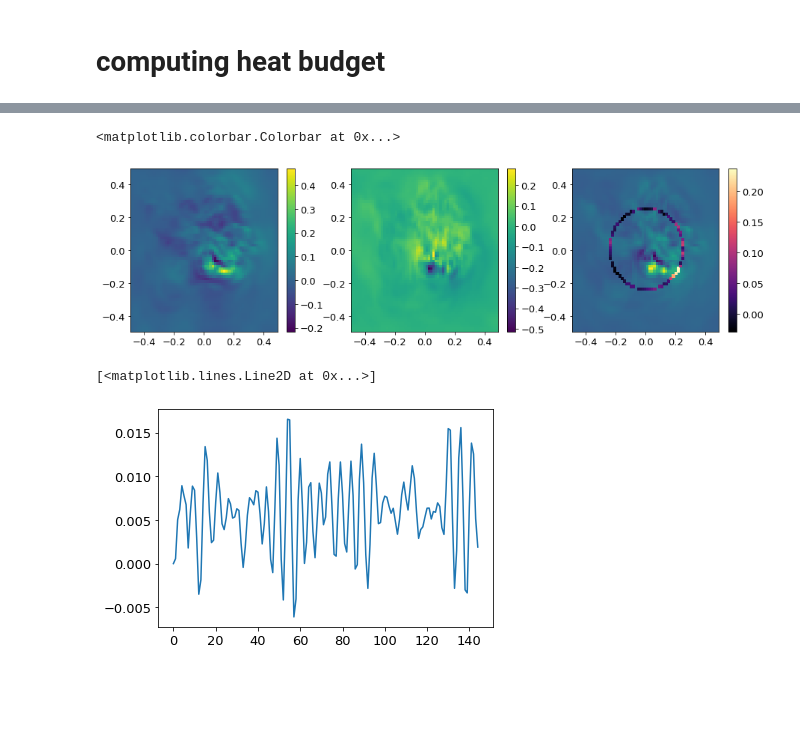
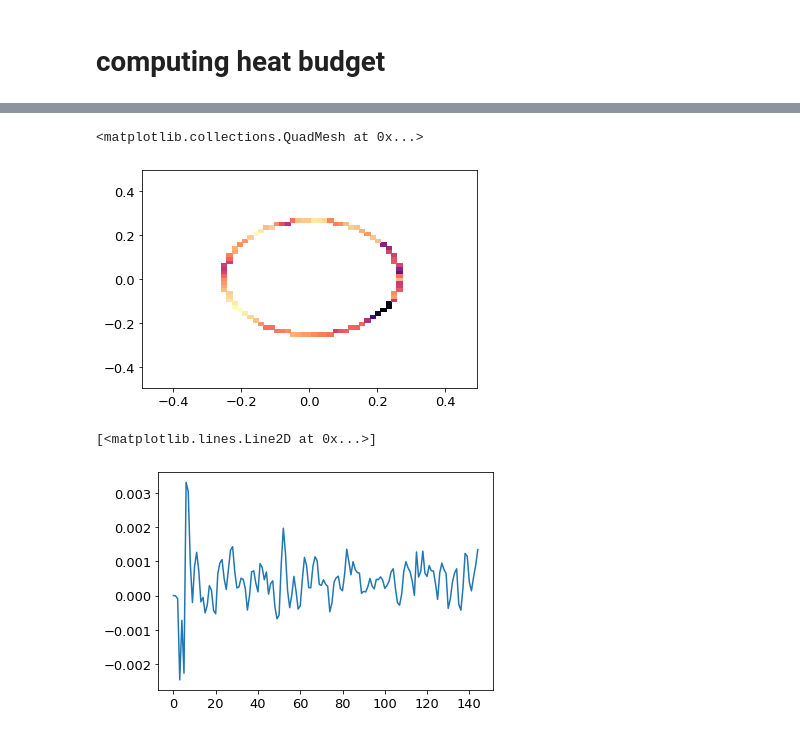
Before and after one commit to cpierard/Nyles, a Jupyter notebook: notebooks/Untitled.ipynb, the cells around one changed output, grey strips where cells are left out. Saved outputs shown, nothing was run; the diff lists cells and outputs as text; code cells hidden in the pictures; blank space fills up the shorter version.

Commit message:
created new function for budget with the new ring and memory efficient

```diff
--- a/notebooks/Untitled.ipynb
+++ b/notebooks/Untitled.ipynb
@@ -131,0 +129,8 @@ lat_ring = ma.masked_array(lateral, mask.mask).sum()
+# %%
+mask = ma.masked_outside(r, 0, 0.25)
+m = mask.mask*1
+mask_lap = np.roll(m, -1, axis=0) + np.roll(m, 1, axis=0)
+mask_lap += np.roll(m, -1, axis=1) + np.roll(m, 1, axis=1)
+mask_lap -= 4*m
+
+lat_ring = ma.masked_array(lateral, mask_lap>=0)
@@ -132,17 +149,17 @@ lat_ring = ma.masked_array(lateral, mask.mask).sum()
 # %%
-plt.figure(figsize=(15,4))
-plt.subplot(131)
-plt.pcolormesh(X,Y, u[100, 8])
-plt.colorbar()
-plt.subplot(132)
-plt.pcolormesh(X,Y, v[100, 8])
-plt.colorbar()
-plt.subplot(133)
-plt.pcolormesh(X,Y, proy)
-ring = ma.masked_array(proy, mask.mask)
-plt.pcolormesh(X, Y, ring, cmap='magma')
-plt.colorbar()
+# plt.figure(figsize=(15,4))
+# plt.subplot(131)
+# plt.pcolormesh(X,Y, u[100, 8])
+# plt.colorbar()
+# plt.subplot(132)
+# plt.pcolormesh(X,Y, v[100, 8])
+# plt.colorbar()
+plt.subplot()
+#plt.pcolormesh(X,Y, proy)
+#ring = ma.masked_array(proy, mask.mask)
+plt.pcolormesh(X, Y, lat_ring, cmap='magma')
+#plt.colorbar()
 # %% [output]
-<matplotlib.colorbar.Colorbar at 0x...>
+<matplotlib.collections.QuadMesh at 0x...>
-[figure, old version]
+[figure, new version]
 # %%
@@ -150,5 +167,5 @@ heat_budget = exp.Budget('b', 0.25, 0.55)
 # %%
-plt.plot(heat_budget)
+plt.plot(b_budget)
 # %% [output]
 [<matplotlib.lines.Line2D at 0x...>]
-[figure, old version]
+[figure, new version]
```
Also changed, not shown: parts of 7 cells of this notebook, 4 other files.
